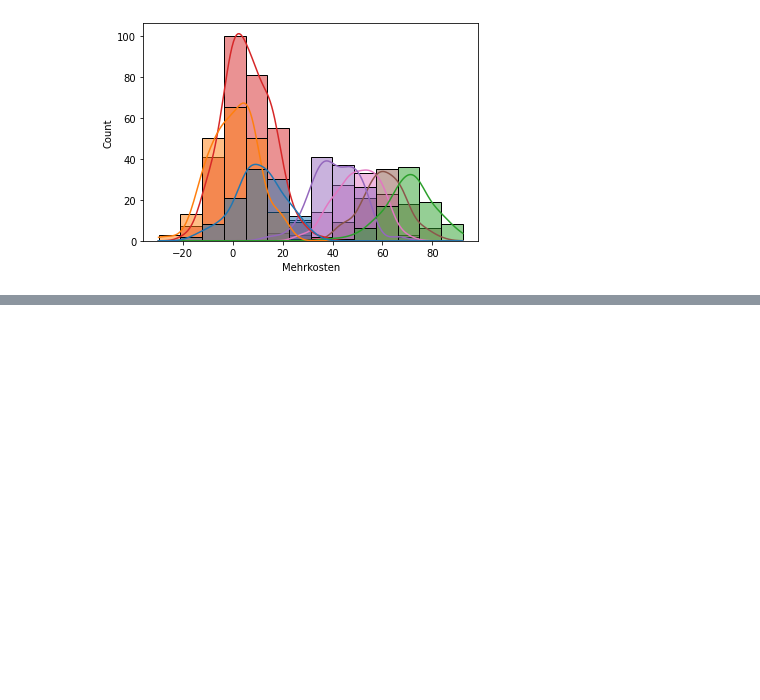
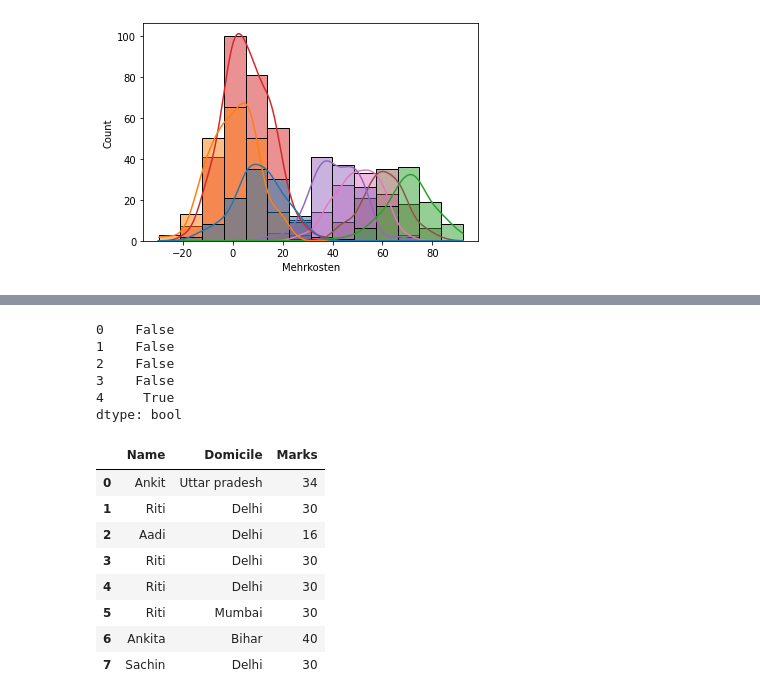
Before and after one commit to fredzett/BA-C, a Jupyter notebook: Chapters/sandbox.ipynb, the cells around one changed output, grey strips where cells are left out. Saved outputs shown, nothing was run; the diff lists cells and outputs as text; code cells hidden in the pictures; blank space fills up the shorter version.

```diff
--- a/Chapters/sandbox.ipynb
+++ b/Chapters/sandbox.ipynb
@@ -915,0 +599,44 @@ sns.histplot(data=df, x="Mehrkosten" , hue="Bauart",kde=True, legend=False)
+# %%
+import pandas as pd
+
+df = pd.DataFrame({
+    'A': [1, 2, 3, 4,1],
+    'B': [5, 6, 7, 8, 5],
+    'C': [1, 2, 3, 4, 1]
+})
+
+df.duplicated()
+# %% [output]
+0    False
+1    False
+2    False
+3    False
+4     True
+dtype: bool
+# %%
+# List of Tuples
+students = [
+    ('Ankit', 34, 'Uttar pradesh', 34),
+    ('Riti', 30, 'Delhi', 30),
+    ('Aadi', 16, 'Delhi', 16),
+    ('Riti', 30, 'Delhi', 30),
+    ('Riti', 30, 'Delhi', 30),
+    ('Riti', 30, 'Mumbai', 30),
+    ('Ankita', 40, 'Bihar', 40),
+    ('Sachin', 30, 'Delhi', 30)
+]
+
+# Create a DataFrame object
+df = pd.DataFrame(students, columns=['Name', 'Age', 'Domicile', 'Marks'])
+idx = df.T.duplicated(keep="last") == False
+df.loc[:,idx]
+# %% [output]
+|  | Name | Domicile | Marks |
+| 0 | Ankit | Uttar pradesh | 34 |
+| 1 | Riti | Delhi | 30 |
+| 2 | Aadi | Delhi | 16 |
+| 3 | Riti | Delhi | 30 |
+| 4 | Riti | Delhi | 30 |
+| 5 | Riti | Mumbai | 30 |
+| 6 | Ankita | Bihar | 40 |
+| 7 | Sachin | Delhi | 30 |
```
Also changed, not shown: parts of 43 cells of this notebook, 17 other files.
